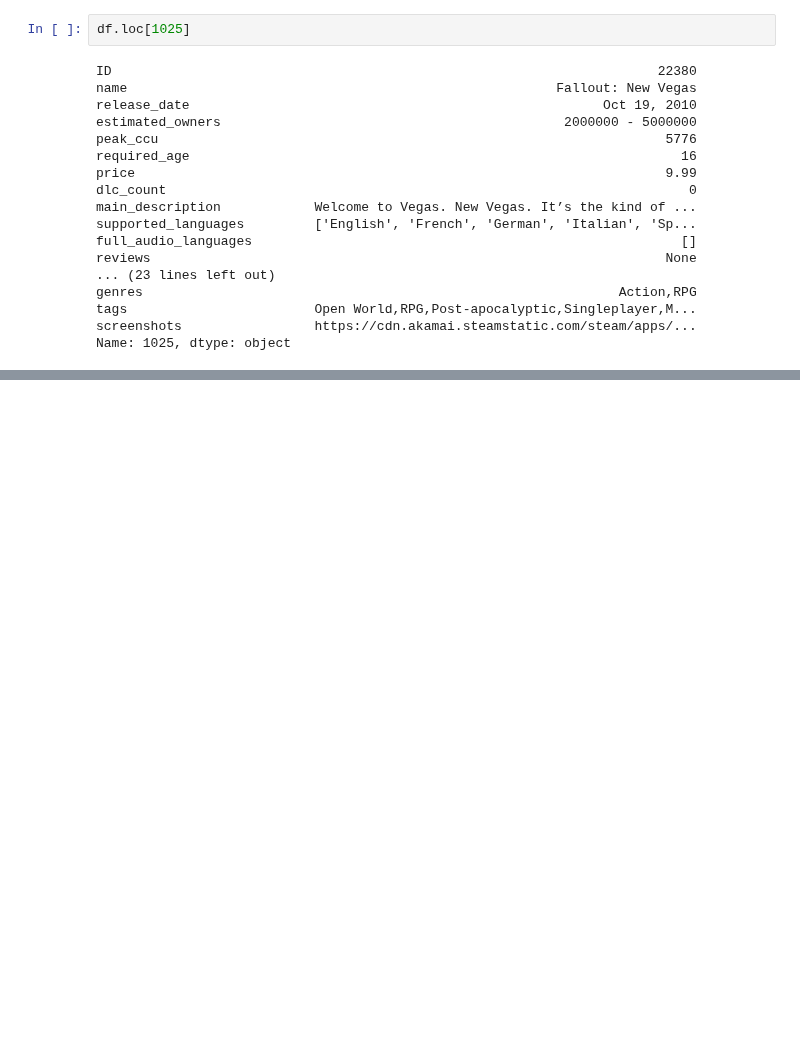
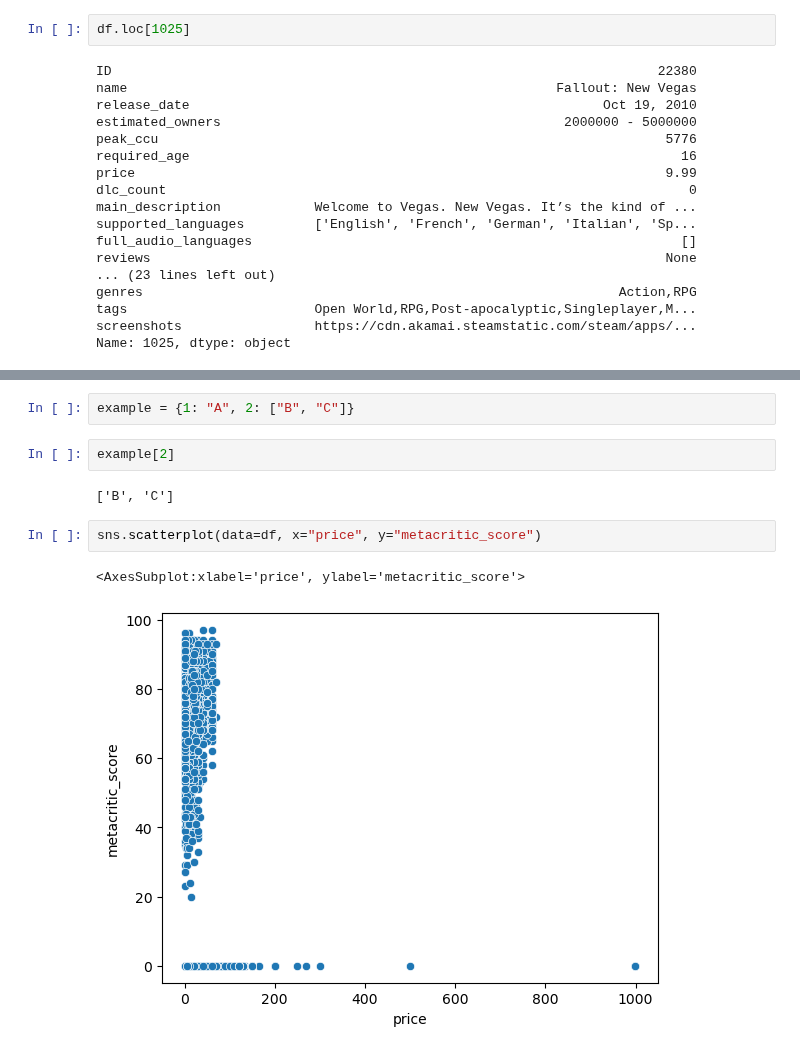
Before and after one commit to IsaacG-L/AI, a Jupyter notebook: Semester 1/Games/Untitled.ipynb, the cells around one changed output, grey strips where cells are left out. Saved outputs shown, nothing was run; the diff lists cells and outputs as text; blank space fills up the shorter version.

Commit message:
Scatterplots!!! For price/metacritic_score

```diff
--- a/Semester 1/Games/Untitled.ipynb
+++ b/Semester 1/Games/Untitled.ipynb
@@ -54,0 +77,11 @@ if "Call of Duty" in df["name"]
+# %%
+example = {1: "A", 2: ["B", "C"]}
+# %%
+example[2]
+# %% [output]
+['B', 'C']
+# %%
+sns.scatterplot(data=df, x="price", y="metacritic_score")
+# %% [output]
+<AxesSubplot:xlabel='price', ylabel='metacritic_score'>
+[figure, added]
```
Also changed, not shown: parts of 9 cells of this notebook.
